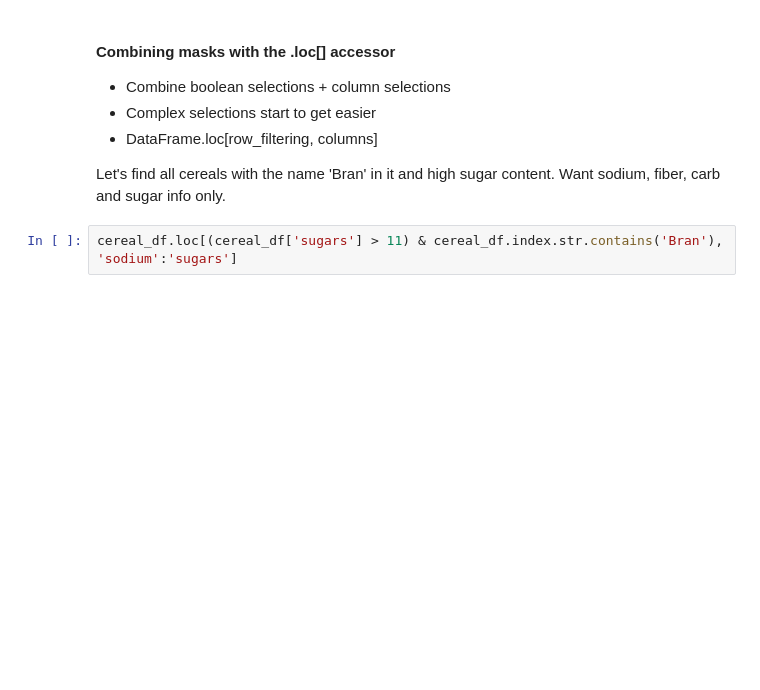
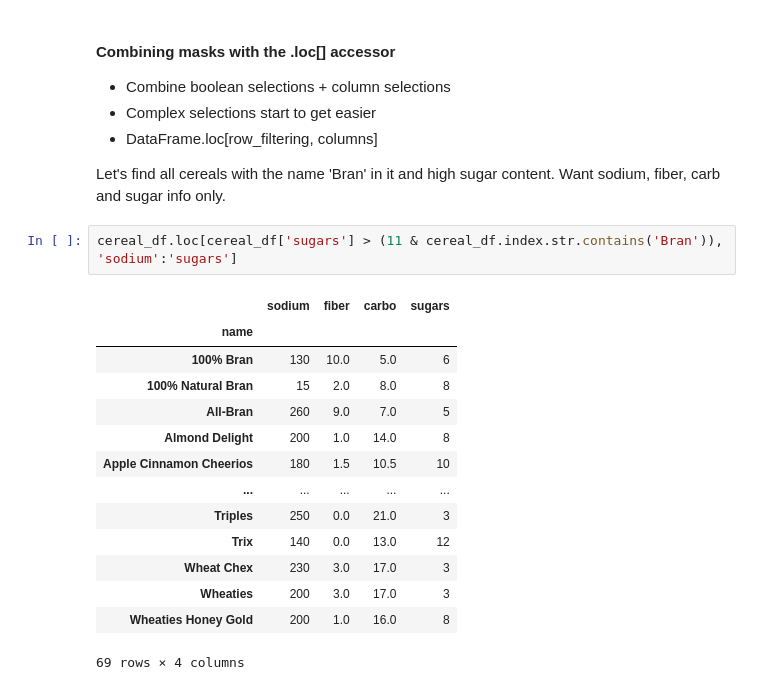
Before and after one commit to admveen/NYC_DS_112023, a Jupyter notebook: Phase1_PandasBasics_Part1/Ph1_T4_3_Pandas_Selection_Logical_Filtering.ipynb, the cells around one changed output. Drawn from its saved outputs; the diff is of its cells as text; blank space fills up the shorter version.

```diff
--- a/Phase1_PandasBasics_Part1/Ph1_T4_3_Pandas_Selection_Logical_Filtering.ipynb
+++ b/Phase1_PandasBasics_Part1/Ph1_T4_3_Pandas_Selection_Logical_Filtering.ipynb
@@ -115,4 +273,19 @@ cereal_df[cereal_df.index.str.contains('Bran')]
 Let's find all cereals with the name 'Bran' in it and high sugar content.
 Want sodium, fiber, carb and sugar info only.
 # %%
-cereal_df.loc[(cereal_df['sugars'] > 11) & cereal_df.index.str.contains('Bran'), 'sodium':'sugars']
+cereal_df.loc[cereal_df['sugars'] > (11 & cereal_df.index.str.contains('Bran')), 'sodium':'sugars']
+# %% [output]
+|  | sodium | fiber | carbo | sugars |
+| name |  |  |  |  |
+| 100% Bran | 130 | 10.0 | 5.0 | 6 |
+| 100% Natural Bran | 15 | 2.0 | 8.0 | 8 |
+| All-Bran | 260 | 9.0 | 7.0 | 5 |
+| Almond Delight | 200 | 1.0 | 14.0 | 8 |
+| Apple Cinnamon Cheerios | 180 | 1.5 | 10.5 | 10 |
+| ... | ... | ... | ... | ... |
+| Triples | 250 | 0.0 | 21.0 | 3 |
+| Trix | 140 | 0.0 | 13.0 | 12 |
+| Wheat Chex | 230 | 3.0 | 17.0 | 3 |
+| Wheaties | 200 | 3.0 | 17.0 | 3 |
+| Wheaties Honey Gold | 200 | 1.0 | 16.0 | 8 |
+69 rows × 4 columns
```
Also changed, not shown: parts of 12 cells of this notebook, 29 other files.
